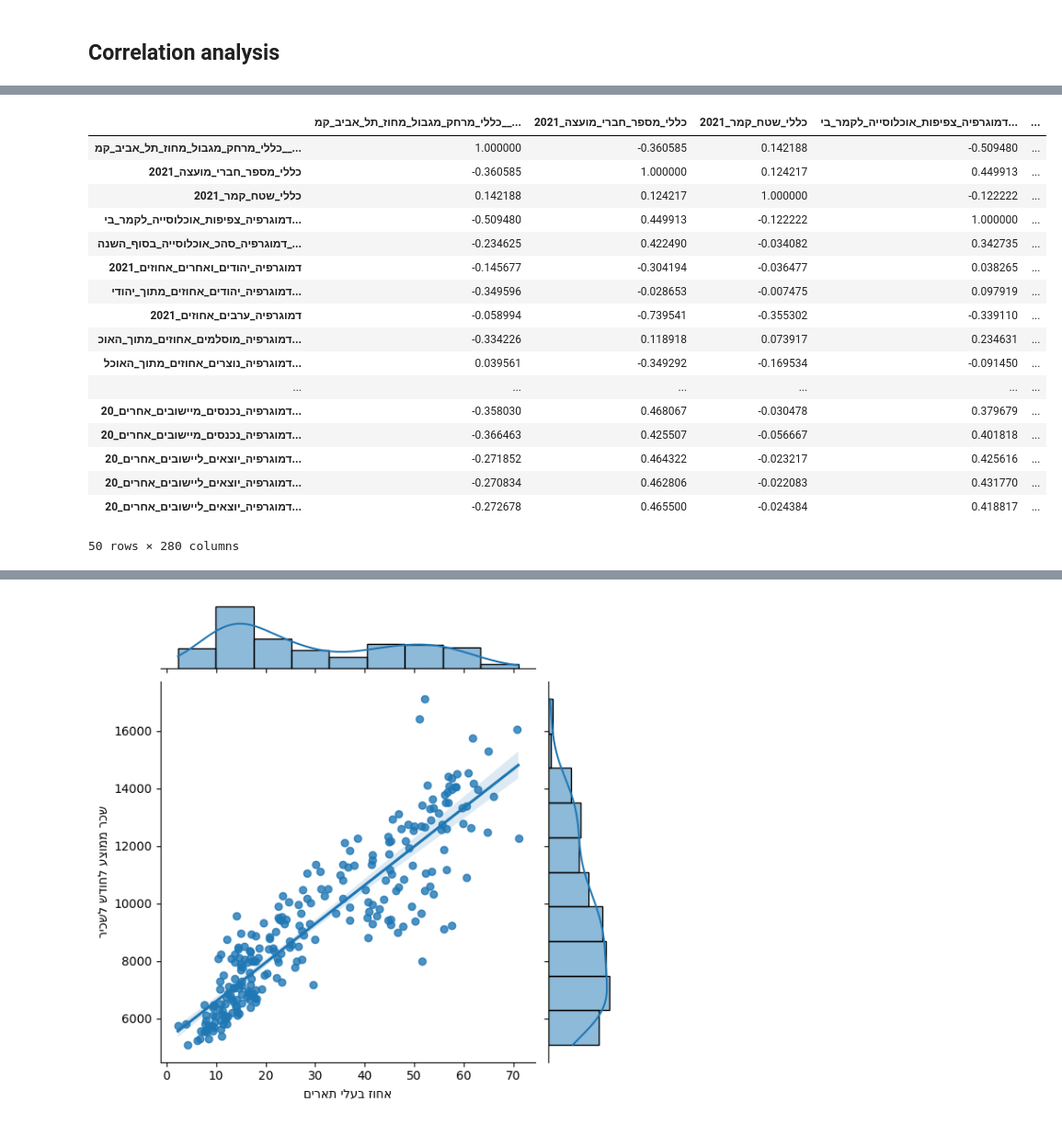
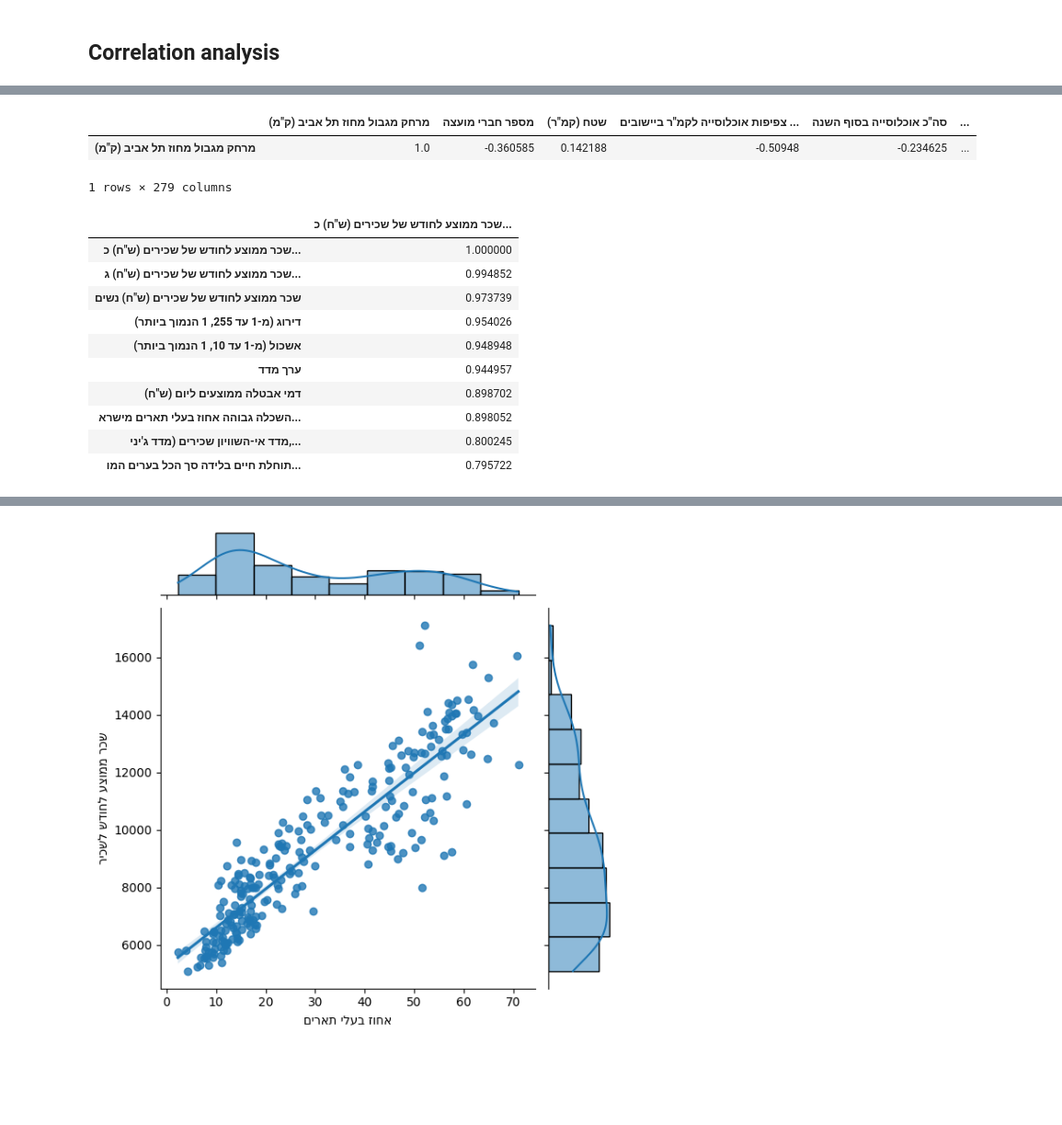
Before and after one commit to odedovadia/municipal, a Jupyter notebook: municipal.ipynb, the cells around one changed output, grey strips where cells are left out. Shown at 92% size. Drawn from its saved outputs; the diff is of its cells as text; code cells hidden in the pictures; blank space fills up the shorter version.

```diff
--- a/municipal.ipynb
+++ b/municipal.ipynb
@@ -61,15 +142 @@ dataset
 255 rows × 299 columns
-# %%
-def normalize_column_names(df):
-    df.columns = df.columns.str.rstrip()
-    df.columns = df.columns.str.replace(',', '')
-    df.columns = df.columns.str.replace('(', '')
-    df.columns = df.columns.str.replace(')', '')
-    df.columns = df.columns.str.replace(' ', '_')
-    df.columns = df.columns.str.replace('__', '_')
-    df.columns = df.columns.str.replace('"', '')
-    df.columns = df.columns.str.replace("'", '')
-    df.columns = df.columns.str.replace('\n', '')
-    return df
-
-dataset = normalize_column_names(dataset)
@@ -76,3 +145,10 @@ dataset = normalize_column_names(dataset)
+# %%
+def normalize_column_names(df):
+    df.columns = df.columns.str.replace('\n', ' ') # Remove new lines
+    df.columns = df.columns.str.replace('  ', ' ') # Remove double spaces
+    return df
+
+dataset = normalize_column_names(dataset)
 # %%
 # Define a function to replace values with NaN
 def replace_exact_dash_dot(value):
@@ -82,3 +158,6 @@ def replace_exact_dash_dot(value):
 
 # Apply the function to each cell in the DataFrame
 dataset = dataset.map(replace_exact_dash_dot)
+dataset = dataset.map(remove_whitespace)
+dataset.columns = dataset.columns.map(remove_whitespace)
+dataset
@@ -128,11 +222,11 @@ dataset.index.tolist()
 ## Feature engineering
 # %%
 def create_per_capita_feature(df, feature):
-    df[feature + "_לאדם"] = df[feature].astype(float) / df['דמוגרפיה_סהכ_אוכלוסייה_בסוף_השנה_2021'].astype(float)
+    df[feature + "_לאדם"] = df[feature].astype(float) / df['סה"כ אוכלוסייה בסוף השנה'].astype(float)
     return df
 
 
-feature = 'שכר_ורווחה_מספר_מקבלי_דמי_אבטלה_סהכ_שנתי_2021'
+feature = 'שכר ממוצע לחודש של שכירים (ש"ח) כלל השכירים'
 dataset = create_per_capita_feature(dataset, feature)
 dataset[feature + "_לאדם"]
 # %% [output]
@@ -182,24 +319,24 @@ numerical_features.head(3)
 # %%
 corr_df = numerical_features.corr()
 # %%
-corr_df.head(50)
+corr_df.head(1)
 # %% [output]
-|  | כללי_מרחק_מגבול_מחוז_תל_אביב_קמ__... | כללי_מספר_חברי_מועצה_2021 | כללי_שטח_קמר_2021 | דמוגרפיה_צפיפות_אוכלוסייה_לקמר_בי... | ... |
-| כללי_מרחק_מגבול_מחוז_תל_אביב_קמ__... | 1.000000 | -0.360585 | 0.142188 | -0.509480 | ... |
-| כללי_מספר_חברי_מועצה_2021 | -0.360585 | 1.000000 | 0.124217 | 0.449913 | ... |
-| כללי_שטח_קמר_2021 | 0.142188 | 0.124217 | 1.000000 | -0.122222 | ... |
-| דמוגרפיה_צפיפות_אוכלוסייה_לקמר_בי... | -0.509480 | 0.449913 | -0.122222 | 1.000000 | ... |
-| דמוגרפיה_סהכ_אוכלוסייה_בסוף_השנה_... | -0.234625 | 0.422490 | -0.034082 | 0.342735 | ... |
-| דמוגרפיה_יהודים_ואחרים_אחוזים_2021 | -0.145677 | -0.304194 | -0.036477 | 0.038265 | ... |
-| דמוגרפיה_יהודים_אחוזים_מתוך_יהודי... | -0.349596 | -0.028653 | -0.007475 | 0.097919 | ... |
-| דמוגרפיה_ערבים_אחוזים_2021 | -0.058994 | -0.739541 | -0.355302 | -0.339110 | ... |
-| דמוגרפיה_מוסלמים_אחוזים_מתוך_האוכ... | -0.334226 | 0.118918 | 0.073917 | 0.234631 | ... |
-| דמוגרפיה_נוצרים_אחוזים_מתוך_האוכל... | 0.039561 | -0.349292 | -0.169534 | -0.091450 | ... |
-| ... | ... | ... | ... | ... | ... |
-| דמוגרפיה_נכנסים_מיישובים_אחרים_20... | -0.358030 | 0.468067 | -0.030478 | 0.379679 | ... |
-| דמוגרפיה_נכנסים_מיישובים_אחרים_20... | -0.366463 | 0.425507 | -0.056667 | 0.401818 | ... |
-| דמוגרפיה_יוצאים_ליישובים_אחרים_20... | -0.271852 | 0.464322 | -0.023217 | 0.425616 | ... |
-| דמוגרפיה_יוצאים_ליישובים_אחרים_20... | -0.270834 | 0.462806 | -0.022083 | 0.431770 | ... |
-| דמוגרפיה_יוצאים_ליישובים_אחרים_20... | -0.272678 | 0.465500 | -0.024384 | 0.418817 | ... |
+|  | מרחק מגבול מחוז תל אביב (ק"מ) | מספר חברי מועצה | שטח (קמ"ר) | צפיפות אוכלוסייה לקמ''ר ביישובים ... | סה"כ אוכלוסייה בסוף השנה | ... |
+| מרחק מגבול מחוז תל אביב (ק"מ) | 1.0 | -0.360585 | 0.142188 | -0.50948 | -0.234625 | ... |
-50 rows × 280 columns
+1 rows × 279 columns
+# %%
+feature = 'שכר ממוצע לחודש של שכירים (ש"ח) כלל השכירים'
+corr_df[[feature]].sort_values(by=feature, ascending=False).head(10)
+# %% [output]
+|  | שכר ממוצע לחודש של שכירים (ש"ח) כ... |
+| שכר ממוצע לחודש של שכירים (ש"ח) כ... | 1.000000 |
+| שכר ממוצע לחודש של שכירים (ש"ח) ג... | 0.994852 |
+| שכר ממוצע לחודש של שכירים (ש"ח) נשים | 0.973739 |
+| דירוג (מ-1 עד 255, 1 הנמוך ביותר) | 0.954026 |
+| אשכול (מ-1 עד 10, 1 הנמוך ביותר) | 0.948948 |
+| ערך מדד | 0.944957 |
+| דמי אבטלה ממוצעים ליום (ש"ח) | 0.898702 |
+| השכלה גבוהה אחוז בעלי תארים מישרא... | 0.898052 |
+| מדד אי-השוויון שכירים (מדד ג'יני,... | 0.800245 |
+| תוחלת חיים בלידה סך הכל בערים המו... | 0.795722 |
 # %%
```
Also changed, not shown: parts of 25 cells of this notebook.
